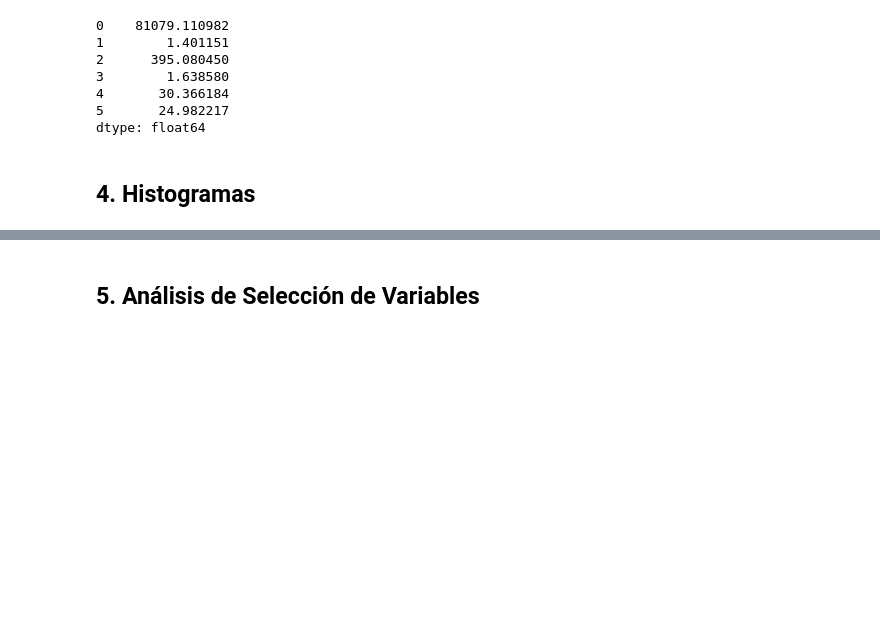
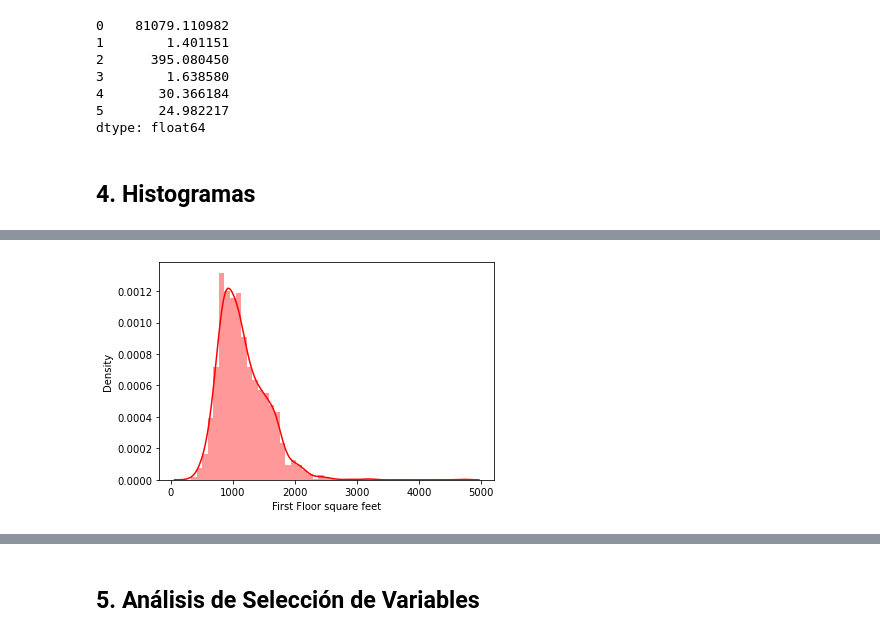
Before and after one commit to Danicifurax/Proyecto_Final-CDP, a Jupyter notebook: Proyecto_Final.ipynb, the cells around one changed output, grey strips where cells are left out. Cells and saved outputs as stored; diff of their text form; code cells hidden in the pictures; blank space fills up the shorter version.

```diff
--- a/Proyecto_Final.ipynb
+++ b/Proyecto_Final.ipynb
@@ -100,0 +109,4 @@ dtype: float64
+# %%
+first_hist = sns.distplot(data[2], axlabel= "First Floor square feet", color="r")
+# %% [output]
+[figure, added]
```
Also changed, not shown: parts of 5 cells of this notebook.
